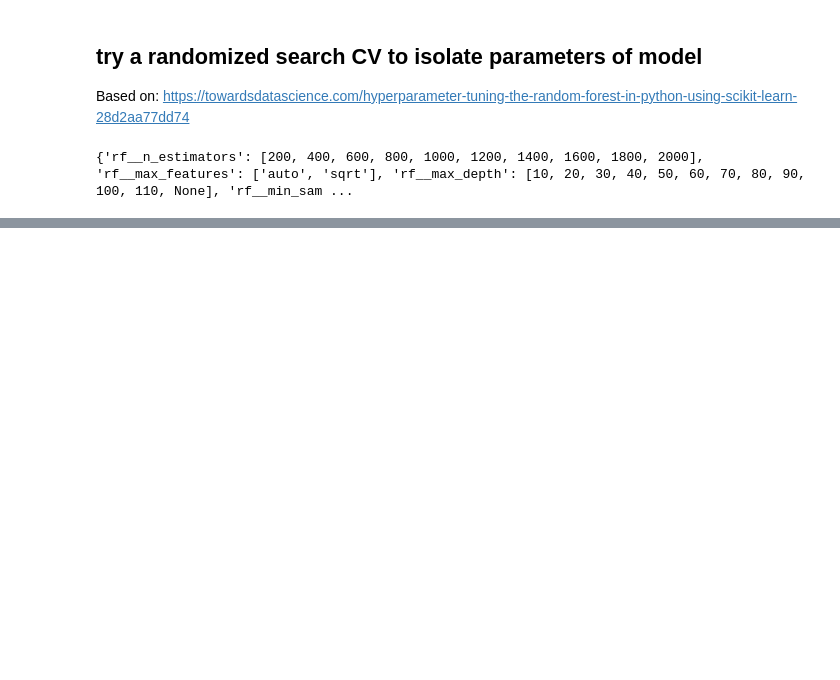
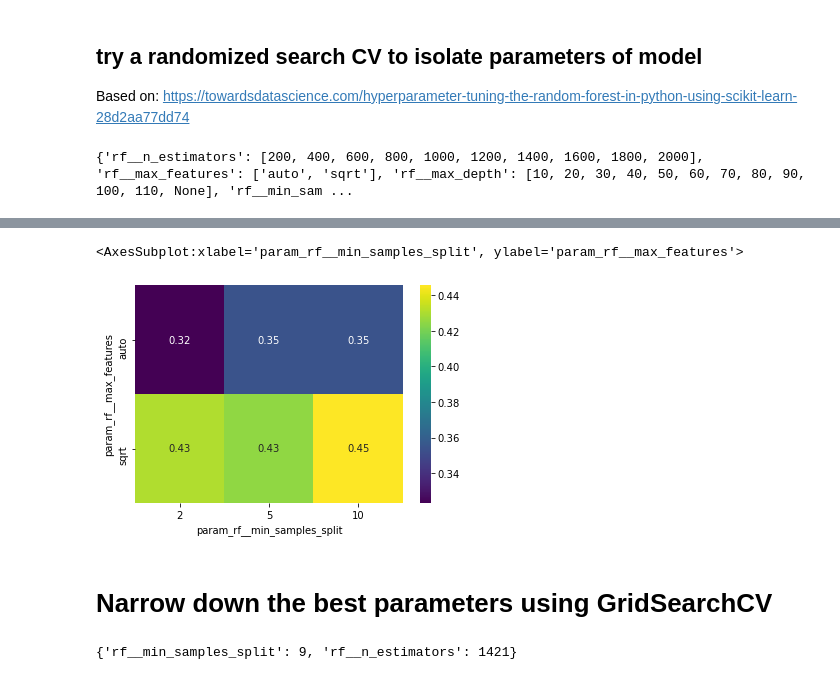
Before and after one commit to joshfuchs/DataScience_projects, a Jupyter notebook: titanic_clean.ipynb, the cells around one changed output, grey strips where cells are left out. Drawn from its saved outputs; the diff is of its cells as text; code cells hidden in the pictures; blank space fills up the shorter version.

```diff
--- a/titanic_clean.ipynb
+++ b/titanic_clean.ipynb
@@ -277,0 +278,38 @@ sns.heatmap(heatmap_data, annot = True, cmap='viridis')
+# %%
+heatmap_data = pd.pivot_table(grid_search_results, values='mean_test_score',
+                             index=['param_rf__max_features'],
+                             columns='param_rf__min_samples_split')
+
+sns.heatmap(heatmap_data, annot = True, cmap='viridis')
+# %% [output]
+<AxesSubplot:xlabel='param_rf__min_samples_split', ylabel='param_rf__max_features'>
+[figure, added]
+# %% [markdown]
+# Narrow down the best parameters using GridSearchCV
+# %%
+# best fitting parameters from above
+# {'rf__n_estimators': 1600, 'rf__min_samples_split': 10,
+#'rf__min_samples_leaf': 1, 'rf__max_features': 'sqrt',
+#'rf__max_depth': None, 'rf__bootstrap': True}
+
+
+# define the pipeline
+my_pipeline = Pipeline(steps=[('preprocessor', preprocessor),
+                             ('rf', RandomForestClassifier(min_samples_leaf = 1, bootstrap=True, max_depth=None))])
+
+# define the parameters
+parameters = {'rf__n_estimators': [int(x) for x in np.linspace(start = 1400, stop = 1600, num = 20)],
+              'rf__min_samples_split': [int(x) for x in np.linspace(start = 5, stop = 15, num = 11)]}
+#              'rf__min_samples_leaf': [1],
+#             'rf__max_depth': ['None'],
+#             'rf__bootstrap': ['True']}
+
+grid_pipeline = GridSearchCV(my_pipeline, parameters,scoring='f1')
+#print(grid_pipeline.get_params().keys())
+
+grid_pipeline.fit(X_train, y_train)
+
+print(grid_pipeline.best_params_)
+#print(grid_pipeline.cv_results_)
+# %% [output]
+{'rf__min_samples_split': 9, 'rf__n_estimators': 1421}
```
Also changed, not shown: parts of 6 cells of this notebook.
